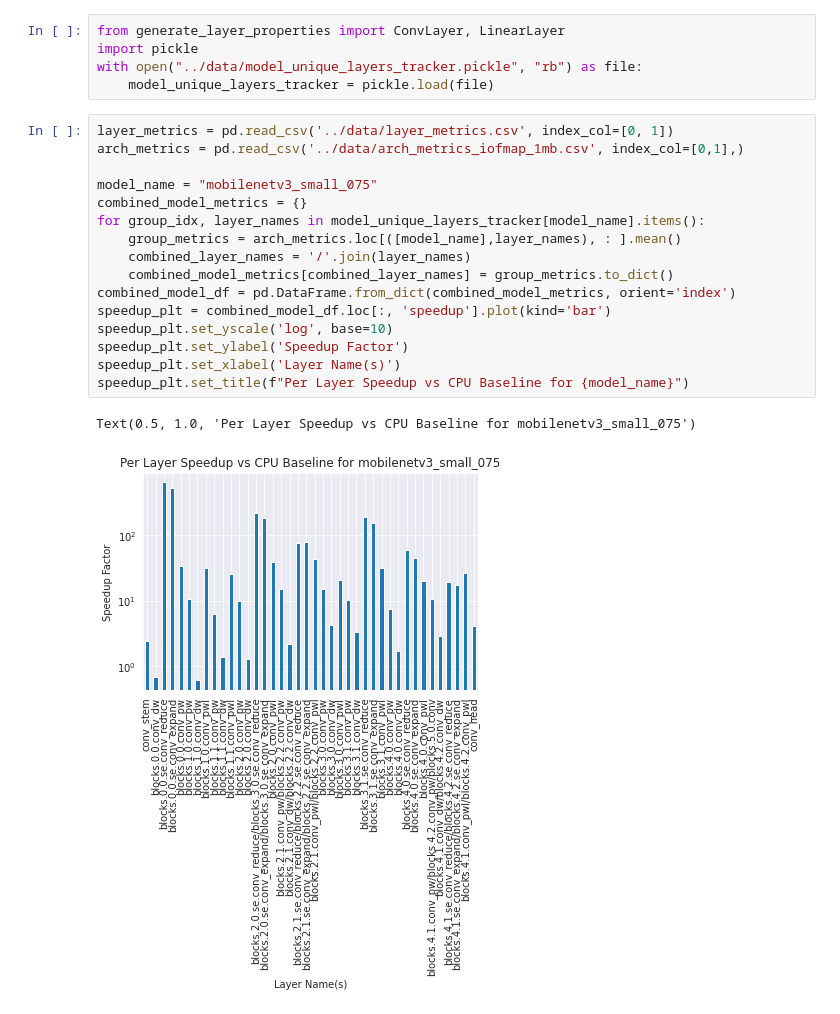
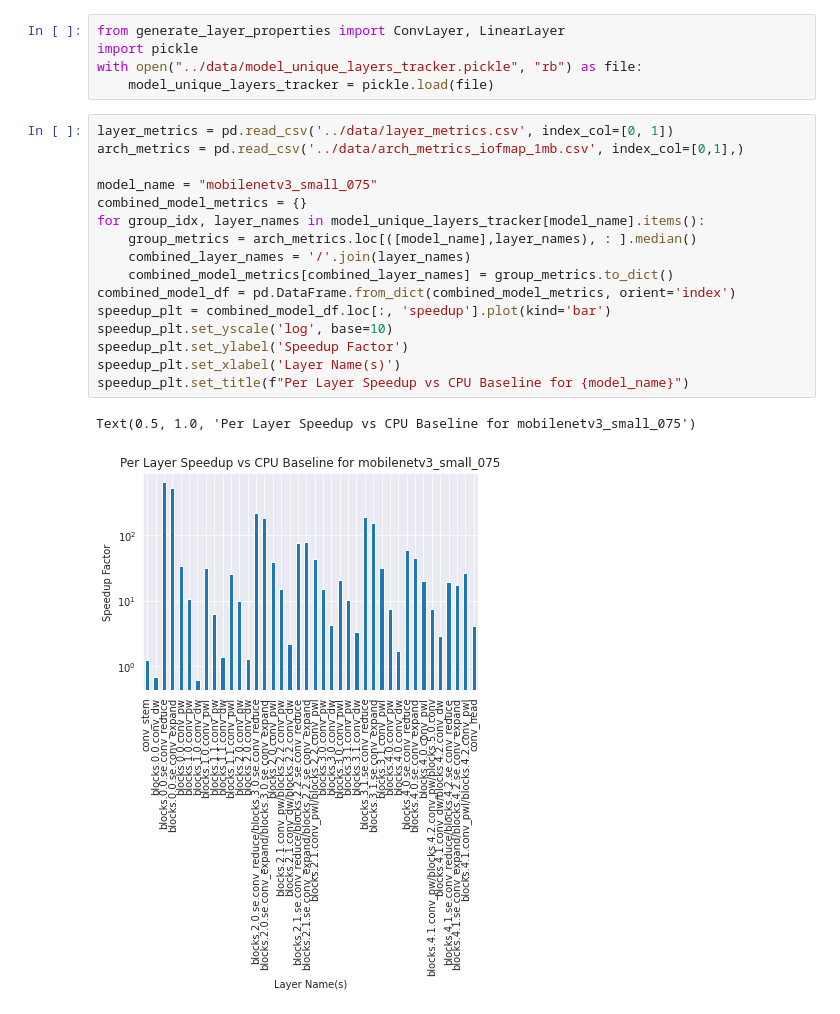
Before and after one commit to asultan123/hero-sim, a Jupyter notebook: scripts/playground.ipynb, the cells around one changed output. Saved outputs shown, nothing was run; the diff lists cells and outputs as text.

```diff
--- a/scripts/playground.ipynb
+++ b/scripts/playground.ipynb
@@ -314,22 +342,22 @@ with open("../data/model_unique_layers_tracker.pickle", "rb") as file:
 # %%
 layer_metrics = pd.read_csv('../data/layer_metrics.csv', index_col=[0, 1])
 arch_metrics = pd.read_csv('../data/arch_metrics_iofmap_1mb.csv', index_col=[0,1],)
 
 model_name = "mobilenetv3_small_075"
 combined_model_metrics = {}
 for group_idx, layer_names in model_unique_layers_tracker[model_name].items():
-    group_metrics = arch_metrics.loc[([model_name],layer_names), : ].mean()
+    group_metrics = arch_metrics.loc[([model_name],layer_names), : ].median()
     combined_layer_names = '/'.join(layer_names)
     combined_model_metrics[combined_layer_names] = group_metrics.to_dict()
 combined_model_df = pd.DataFrame.from_dict(combined_model_metrics, orient='index')
 speedup_plt = combined_model_df.loc[:, 'speedup'].plot(kind='bar')
 speedup_plt.set_yscale('log', base=10)
 speedup_plt.set_ylabel('Speedup Factor')
 speedup_plt.set_xlabel('Layer Name(s)')
 speedup_plt.set_title(f"Per Layer Speedup vs CPU Baseline for {model_name}")
 # %% [output]
 Text(0.5, 1.0, 'Per Layer Speedup vs CPU Baseline for mobilenetv3_small_075')
-[figure, old version]
+[figure, new version]
 # %%
 combined_model_metrics = {}
 for group_idx, layer_names in model_unique_layers_tracker[model_name].items():
```
Also changed, not shown: parts of 15 cells of this notebook.
